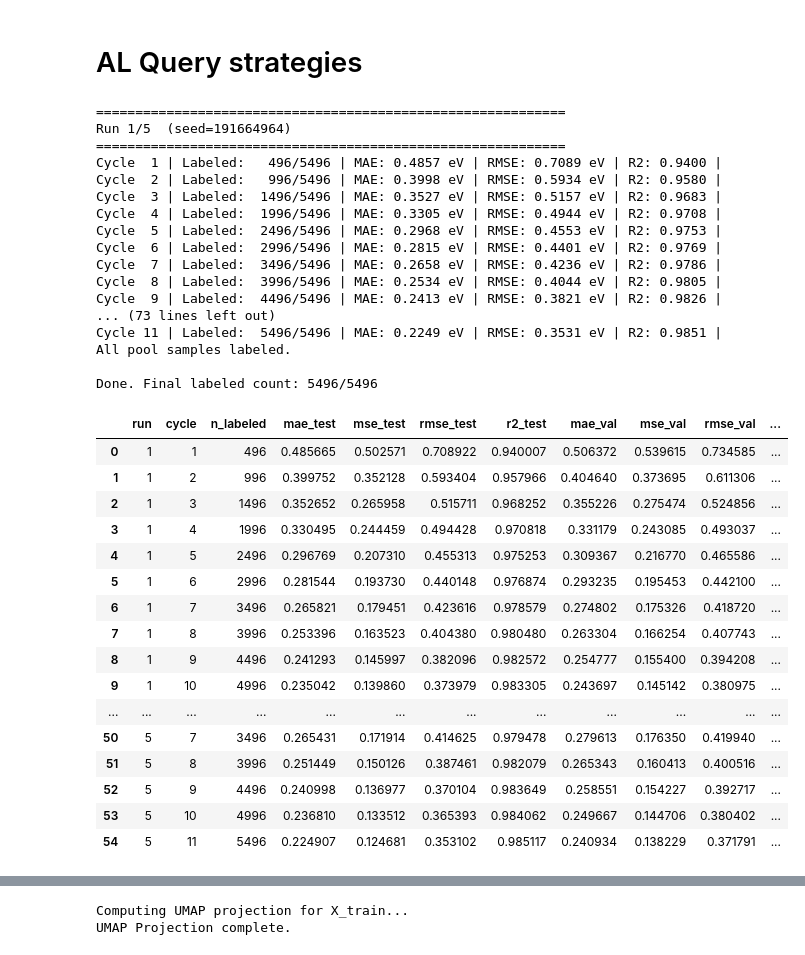
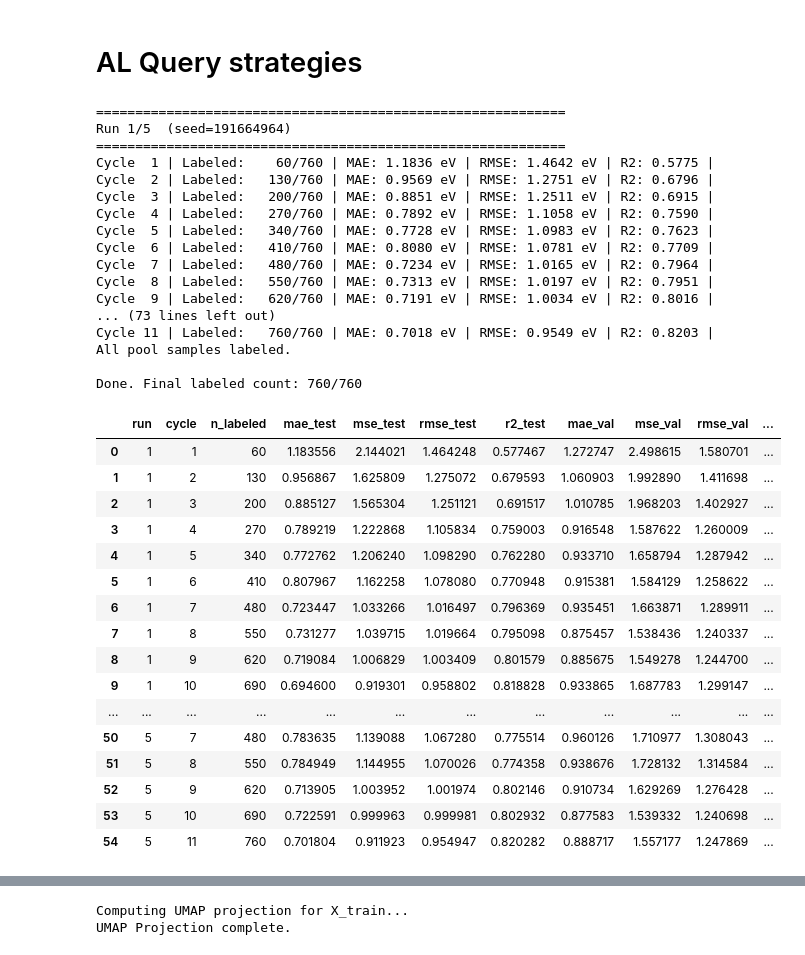
Before and after one commit to minhnghian03/property-prediction-al, a Jupyter notebook: ml/bg_id.ipynb, the cells around one changed output, grey strips where cells are left out. Saved outputs shown, nothing was run; the diff lists cells and outputs as text; code cells hidden in the pictures.

```diff
--- a/ml/bg_id.ipynb
+++ b/ml/bg_id.ipynb
@@ -591,8 +592,8 @@ from skactiveml.utils import MISSING_LABEL, labeled_indices, unlabeled_indices,
 
 def al_loop_rnd(
     model,
-    n_initial=496,
-    batch_size=500,
+    n_initial=60,
+    batch_size=70,
     n_cycles=None,
     random_state=42,
     n_runs=1,
@@ -1303,40 +1304,40 @@ def al_loop_div(
 
     return df
 # %%
-al_loop_rnd(rf, n_runs=5, save='active_learning/rf/hse_df_feat/al_history_rf_rnd_dG_hse_df_feat.csv')
+al_loop_rnd(rf, n_runs=5, save='active_learning/rf/bg_id/al_history_rf_rnd_hse_bg_id.csv')
 # %% [output]
 ============================================================
 Run 1/5  (seed=191664964)
 ============================================================
-Cycle  1 | Labeled:   496/5496 | MAE: 0.4857 eV | RMSE: 0.7089 eV | R2: 0.9400 |
-Cycle  2 | Labeled:   996/5496 | MAE: 0.3998 eV | RMSE: 0.5934 eV | R2: 0.9580 |
-Cycle  3 | Labeled:  1496/5496 | MAE: 0.3527 eV | RMSE: 0.5157 eV | R2: 0.9683 |
-Cycle  4 | Labeled:  1996/5496 | MAE: 0.3305 eV | RMSE: 0.4944 eV | R2: 0.9708 |
-Cycle  5 | Labeled:  2496/5496 | MAE: 0.2968 eV | RMSE: 0.4553 eV | R2: 0.9753 |
-Cycle  6 | Labeled:  2996/5496 | MAE: 0.2815 eV | RMSE: 0.4401 eV | R2: 0.9769 |
-Cycle  7 | Labeled:  3496/5496 | MAE: 0.2658 eV | RMSE: 0.4236 eV | R2: 0.9786 |
-Cycle  8 | Labeled:  3996/5496 | MAE: 0.2534 eV | RMSE: 0.4044 eV | R2: 0.9805 |
-Cycle  9 | Labeled:  4496/5496 | MAE: 0.2413 eV | RMSE: 0.3821 eV | R2: 0.9826 |
+Cycle  1 | Labeled:    60/760 | MAE: 1.1836 eV | RMSE: 1.4642 eV | R2: 0.5775 |
+Cycle  2 | Labeled:   130/760 | MAE: 0.9569 eV | RMSE: 1.2751 eV | R2: 0.6796 |
+Cycle  3 | Labeled:   200/760 | MAE: 0.8851 eV | RMSE: 1.2511 eV | R2: 0.6915 |
+Cycle  4 | Labeled:   270/760 | MAE: 0.7892 eV | RMSE: 1.1058 eV | R2: 0.7590 |
+Cycle  5 | Labeled:   340/760 | MAE: 0.7728 eV | RMSE: 1.0983 eV | R2: 0.7623 |
+Cycle  6 | Labeled:   410/760 | MAE: 0.8080 eV | RMSE: 1.0781 eV | R2: 0.7709 |
+Cycle  7 | Labeled:   480/760 | MAE: 0.7234 eV | RMSE: 1.0165 eV | R2: 0.7964 |
+Cycle  8 | Labeled:   550/760 | MAE: 0.7313 eV | RMSE: 1.0197 eV | R2: 0.7951 |
+Cycle  9 | Labeled:   620/760 | MAE: 0.7191 eV | RMSE: 1.0034 eV | R2: 0.8016 |
 ... (73 lines left out)
-Cycle 11 | Labeled:  5496/5496 | MAE: 0.2249 eV | RMSE: 0.3531 eV | R2: 0.9851 |
+Cycle 11 | Labeled:   760/760 | MAE: 0.7018 eV | RMSE: 0.9549 eV | R2: 0.8203 |
 All pool samples labeled.
 
-Done. Final labeled count: 5496/5496
+Done. Final labeled count: 760/760
 |  | run | cycle | n_labeled | mae_test | mse_test | rmse_test | r2_test | mae_val | mse_val | rmse_val | ... |
-| 0 | 1 | 1 | 496 | 0.485665 | 0.502571 | 0.708922 | 0.940007 | 0.506372 | 0.539615 | 0.734585 | ... |
-| 1 | 1 | 2 | 996 | 0.399752 | 0.352128 | 0.593404 | 0.957966 | 0.404640 | 0.373695 | 0.611306 | ... |
-| 2 | 1 | 3 | 1496 | 0.352652 | 0.265958 | 0.515711 | 0.968252 | 0.355226 | 0.275474 | 0.524856 | ... |
-| 3 | 1 | 4 | 1996 | 0.330495 | 0.244459 | 0.494428 | 0.970818 | 0.331179 | 0.243085 | 0.493037 | ... |
-| 4 | 1 | 5 | 2496 | 0.296769 | 0.207310 | 0.455313 | 0.975253 | 0.309367 | 0.216770 | 0.465586 | ... |
-| 5 | 1 | 6 | 2996 | 0.281544 | 0.193730 | 0.440148 | 0.976874 | 0.293235 | 0.195453 | 0.442100 | ... |
-| 6 | 1 | 7 | 3496 | 0.265821 | 0.179451 | 0.423616 | 0.978579 | 0.274802 | 0.175326 | 0.418720 | ... |
-| 7 | 1 | 8 | 3996 | 0.253396 | 0.163523 | 0.404380 | 0.980480 | 0.263304 | 0.166254 | 0.407743 | ... |
-| 8 | 1 | 9 | 4496 | 0.241293 | 0.145997 | 0.382096 | 0.982572 | 0.254777 | 0.155400 | 0.394208 | ... |
-| 9 | 1 | 10 | 4996 | 0.235042 | 0.139860 | 0.373979 | 0.983305 | 0.243697 | 0.145142 | 0.380975 | ... |
+| 0 | 1 | 1 | 60 | 1.183556 | 2.144021 | 1.464248 | 0.577467 | 1.272747 | 2.498615 | 1.580701 | ... |
+| 1 | 1 | 2 | 130 | 0.956867 | 1.625809 | 1.275072 | 0.679593 | 1.060903 | 1.992890 | 1.411698 | ... |
+| 2 | 1 | 3 | 200 | 0.885127 | 1.565304 | 1.251121 | 0.691517 | 1.010785 | 1.968203 | 1.402927 | ... |
+| 3 | 1 | 4 | 270 | 0.789219 | 1.222868 | 1.105834 | 0.759003 | 0.916548 | 1.587622 | 1.260009 | ... |
+| 4 | 1 | 5 | 340 | 0.772762 | 1.206240 | 1.098290 | 0.762280 | 0.933710 | 1.658794 | 1.287942 | ... |
+| 5 | 1 | 6 | 410 | 0.807967 | 1.162258 | 1.078080 | 0.770948 | 0.915381 | 1.584129 | 1.258622 | ... |
+| 6 | 1 | 7 | 480 | 0.723447 | 1.033266 | 1.016497 | 0.796369 | 0.935451 | 1.663871 | 1.289911 | ... |
+| 7 | 1 | 8 | 550 | 0.731277 | 1.039715 | 1.019664 | 0.795098 | 0.875457 | 1.538436 | 1.240337 | ... |
+| 8 | 1 | 9 | 620 | 0.719084 | 1.006829 | 1.003409 | 0.801579 | 0.885675 | 1.549278 | 1.244700 | ... |
+| 9 | 1 | 10 | 690 | 0.694600 | 0.919301 | 0.958802 | 0.818828 | 0.933865 | 1.687783 | 1.299147 | ... |
 | ... | ... | ... | ... | ... | ... | ... | ... | ... | ... | ... | ... |
-| 50 | 5 | 7 | 3496 | 0.265431 | 0.171914 | 0.414625 | 0.979478 | 0.279613 | 0.176350 | 0.419940 | ... |
-| 51 | 5 | 8 | 3996 | 0.251449 | 0.150126 | 0.387461 | 0.982079 | 0.265343 | 0.160413 | 0.400516 | ... |
-| 52 | 5 | 9 | 4496 | 0.240998 | 0.136977 | 0.370104 | 0.983649 | 0.258551 | 0.154227 | 0.392717 | ... |
-| 53 | 5 | 10 | 4996 | 0.236810 | 0.133512 | 0.365393 | 0.984062 | 0.249667 | 0.144706 | 0.380402 | ... |
-| 54 | 5 | 11 | 5496 | 0.224907 | 0.124681 | 0.353102 | 0.985117 | 0.240934 | 0.138229 | 0.371791 | ... |
+| 50 | 5 | 7 | 480 | 0.783635 | 1.139088 | 1.067280 | 0.775514 | 0.960126 | 1.710977 | 1.308043 | ... |
+| 51 | 5 | 8 | 550 | 0.784949 | 1.144955 | 1.070026 | 0.774358 | 0.938676 | 1.728132 | 1.314584 | ... |
+| 52 | 5 | 9 | 620 | 0.713905 | 1.003952 | 1.001974 | 0.802146 | 0.910734 | 1.629269 | 1.276428 | ... |
+| 53 | 5 | 10 | 690 | 0.722591 | 0.999963 | 0.999981 | 0.802932 | 0.877583 | 1.539332 | 1.240698 | ... |
+| 54 | 5 | 11 | 760 | 0.701804 | 0.911923 | 0.954947 | 0.820282 | 0.888717 | 1.557177 | 1.247869 | ... |
 # %%
```
Also changed, not shown: parts of 17 cells of this notebook, 17 other files.
